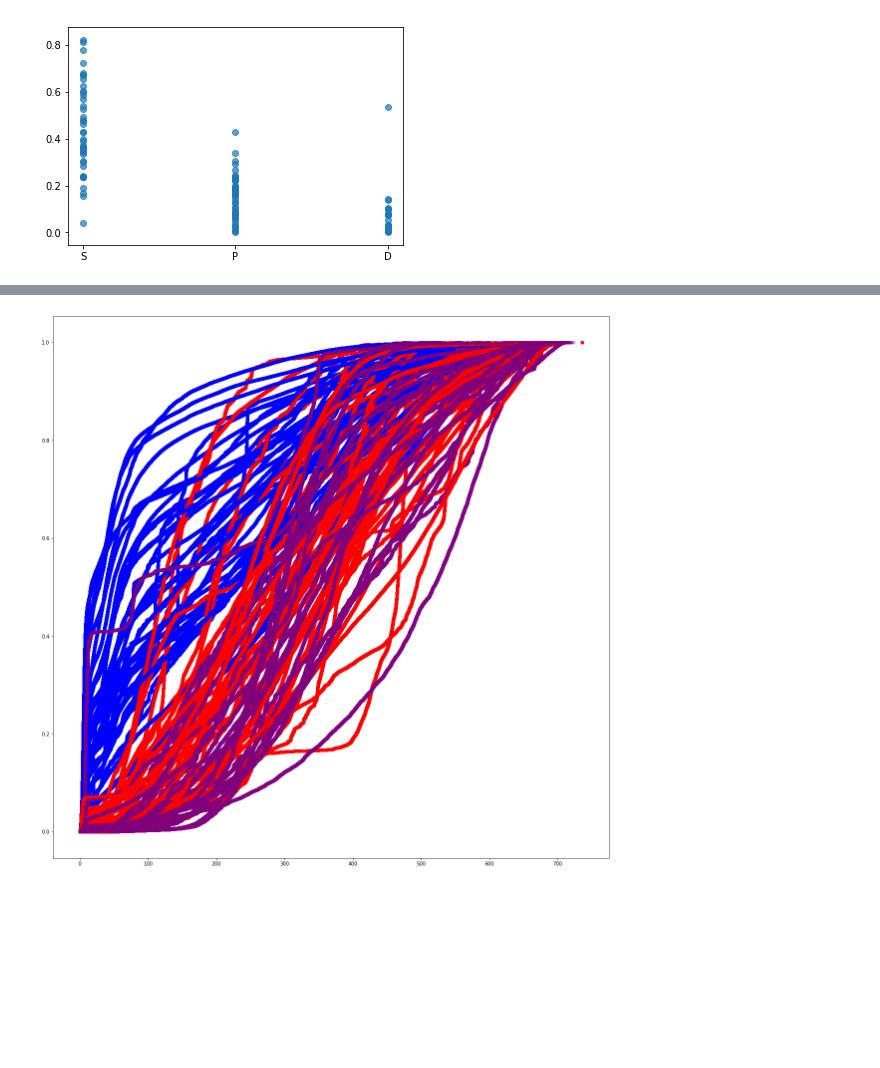
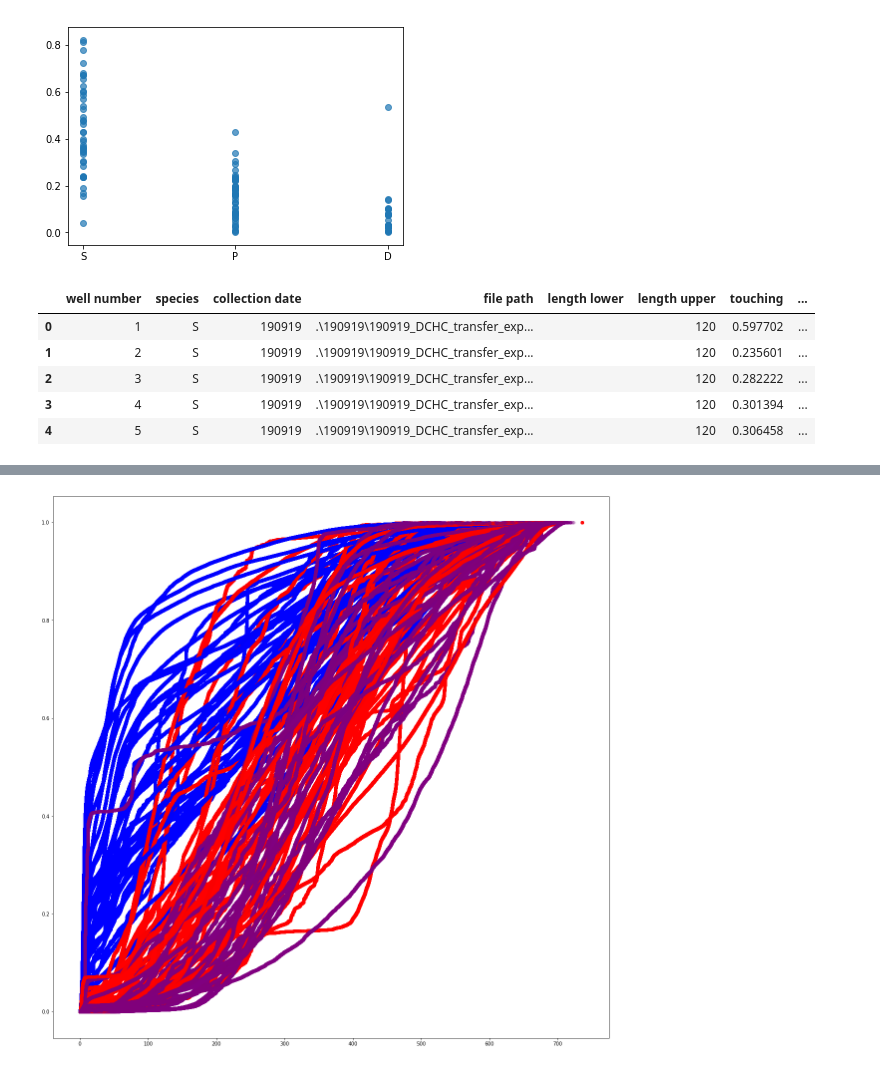
Before and after one commit to Tomnaragon/DCHC_transfer_Experiment, a Jupyter notebook: Deeplabcut_data/Movement_processing.ipynb, the cells around one changed output, grey strips where cells are left out. Drawn from its saved outputs; the diff is of its cells as text; code cells hidden in the pictures; blank space fills up the shorter version.

```diff
--- a/Deeplabcut_data/Movement_processing.ipynb
+++ b/Deeplabcut_data/Movement_processing.ipynb
@@ -230,3 +230,12 @@ plt.scatter(metadata['species'],metadata['touching'],alpha=0.7)
 # %% [output]
 <matplotlib.collections.PathCollection at 0x...>
 [figure]
+# %%
+metadata.head()
+# %% [output]
+|  | well number | species | collection date | file path | length lower | length upper | touching | ... |
+| 0 | 1 | S | 190919 | .\190919\190919_DCHC_transfer_exp... |  | 120 | 0.597702 | ... |
+| 1 | 2 | S | 190919 | .\190919\190919_DCHC_transfer_exp... |  | 120 | 0.235601 | ... |
+| 2 | 3 | S | 190919 | .\190919\190919_DCHC_transfer_exp... |  | 120 | 0.282222 | ... |
+| 3 | 4 | S | 190919 | .\190919\190919_DCHC_transfer_exp... |  | 120 | 0.301394 | ... |
+| 4 | 5 | S | 190919 | .\190919\190919_DCHC_transfer_exp... |  | 120 | 0.306458 | ... |
```
Also changed, not shown: parts of 15 cells of this notebook.
